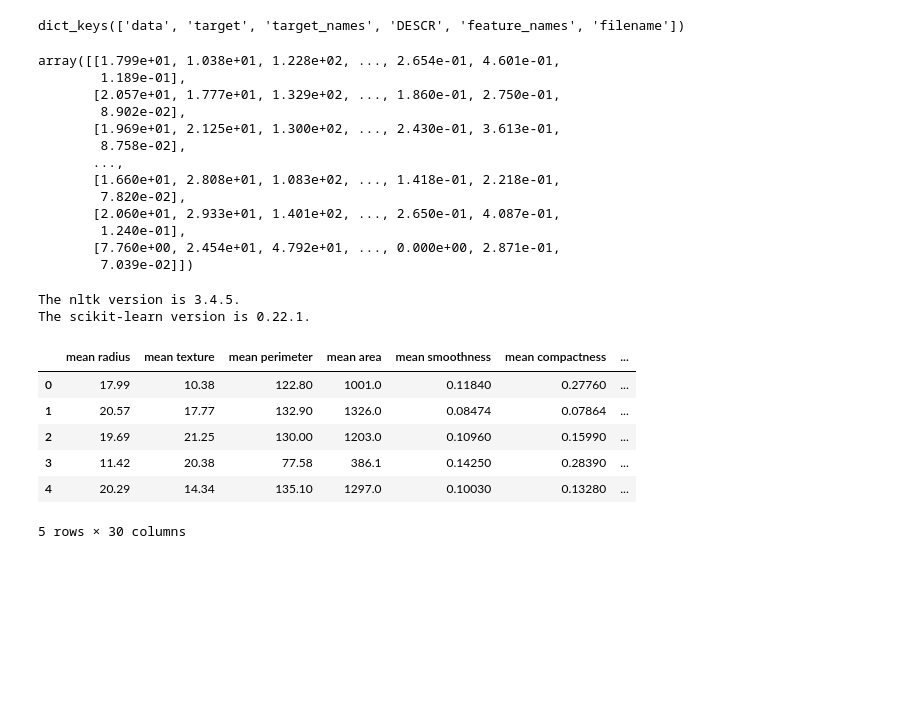
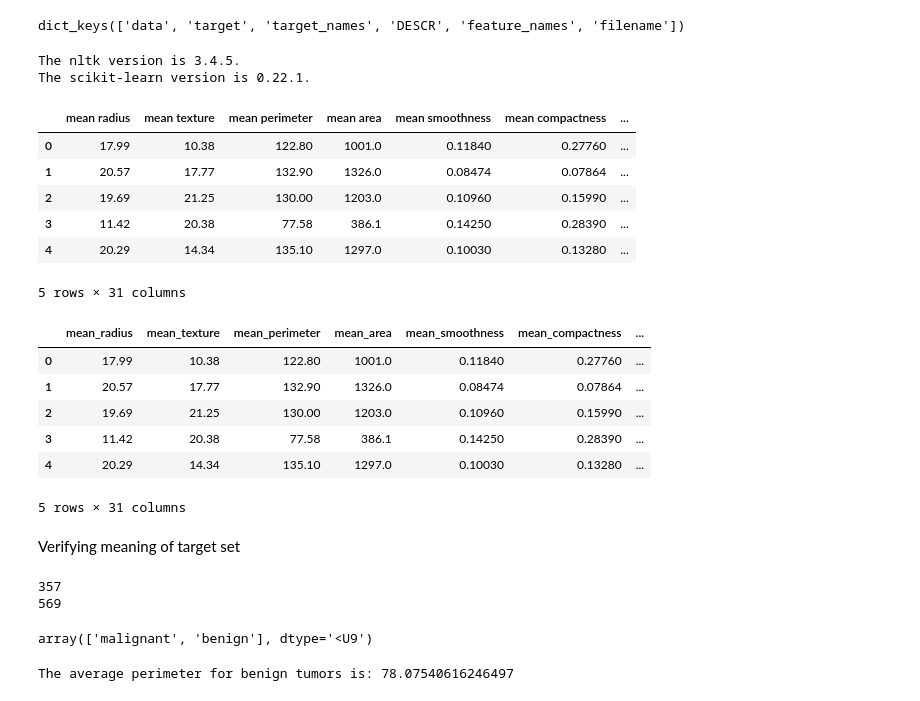
Before and after one commit to toshitorihara/Project4, a Jupyter notebook: Everett/starter_file.ipynb, the cells around one changed output. Drawn from its saved outputs; the diff is of its cells as text; code cells hidden in the pictures; blank space fills up the shorter version.

```diff
--- a/Everett/starter_file.ipynb
+++ b/Everett/starter_file.ipynb
@@ -13,19 +17,3 @@ data_bunch = load_breast_cancer()
 data_bunch.keys()
 # %% [output]
 dict_keys(['data', 'target', 'target_names', 'DESCR', 'feature_names', 'filename'])
-# %%
-data_bunch.data
-# %% [output]
-array([[1.799e+01, 1.038e+01, 1.228e+02, ..., 2.654e-01, 4.601e-01,
-        1.189e-01],
-       [2.057e+01, 1.777e+01, 1.329e+02, ..., 1.860e-01, 2.750e-01,
-        8.902e-02],
-       [1.969e+01, 2.125e+01, 1.300e+02, ..., 2.430e-01, 3.613e-01,
-        8.758e-02],
-       ...,
-       [1.660e+01, 2.808e+01, 1.083e+02, ..., 1.418e-01, 2.218e-01,
-        7.820e-02],
-       [2.060e+01, 2.933e+01, 1.401e+02, ..., 2.650e-01, 4.087e-01,
-        1.240e-01],
-       [7.760e+00, 2.454e+01, 4.792e+01, ..., 0.000e+00, 2.871e-01,
-        7.039e-02]])
@@ -40,6 +30,7 @@ The nltk version is 3.4.5.
 The scikit-learn version is 0.22.1.
 # %%
 df = pd.DataFrame(data_bunch.data, columns=data_bunch.feature_names)
+df["target"] = data_bunch.target
 df.head()
 # %% [output]
 |  | mean radius | mean texture | mean perimeter | mean area | mean smoothness | mean compactness | ... |
@@ -48,4 +39,4 @@ df.head()
 | 2 | 19.69 | 21.25 | 130.00 | 1203.0 | 0.10960 | 0.15990 | ... |
 | 3 | 11.42 | 20.38 | 77.58 | 386.1 | 0.14250 | 0.28390 | ... |
 | 4 | 20.29 | 14.34 | 135.10 | 1297.0 | 0.10030 | 0.13280 | ... |
-5 rows × 30 columns
+5 rows × 31 columns
@@ -51,0 +45,11 @@ df.head()
+# %%
+df.columns = df.columns.str.replace(' ', '_')
+df.head()
+# %% [output]
+|  | mean_radius | mean_texture | mean_perimeter | mean_area | mean_smoothness | mean_compactness | ... |
+| 0 | 17.99 | 10.38 | 122.80 | 1001.0 | 0.11840 | 0.27760 | ... |
+| 1 | 20.57 | 17.77 | 132.90 | 1326.0 | 0.08474 | 0.07864 | ... |
+| 2 | 19.69 | 21.25 | 130.00 | 1203.0 | 0.10960 | 0.15990 | ... |
+| 3 | 11.42 | 20.38 | 77.58 | 386.1 | 0.14250 | 0.28390 | ... |
+| 4 | 20.29 | 14.34 | 135.10 | 1297.0 | 0.10030 | 0.13280 | ... |
+5 rows × 31 columns
@@ -51,0 +58,25 @@ df.head()
+# %% [markdown]
+Verifying meaning of target set
+# %%
+print(sum(df["target"]))
+print(df['target'].count())
+# %% [output]
+357
+569
+# %%
+data_bunch.target_names
+#this seems to verify that 0 represents a malignant tumor and 1 represents a benign tumor
+#we can now understand that there are 357 benign tumors and 212 malignant tumors in the dataset
+# %% [output]
+array(['malignant', 'benign'], dtype='<U9')
+# %%
+perimeter = 0
+counter = 0
+for i in range(0,569):
+    if df["target"][i]==1:
+        counter += 1
+        perimeter += float(df["mean perimeter"][i])
+average_p = perimeter/counter
+print('The average perimeter for benign tumors is: ' + str(average_p))
+# %% [output]
+The average perimeter for benign tumors is: 78.07540616246497
```
Also changed, not shown: parts of 17 cells of this notebook.
